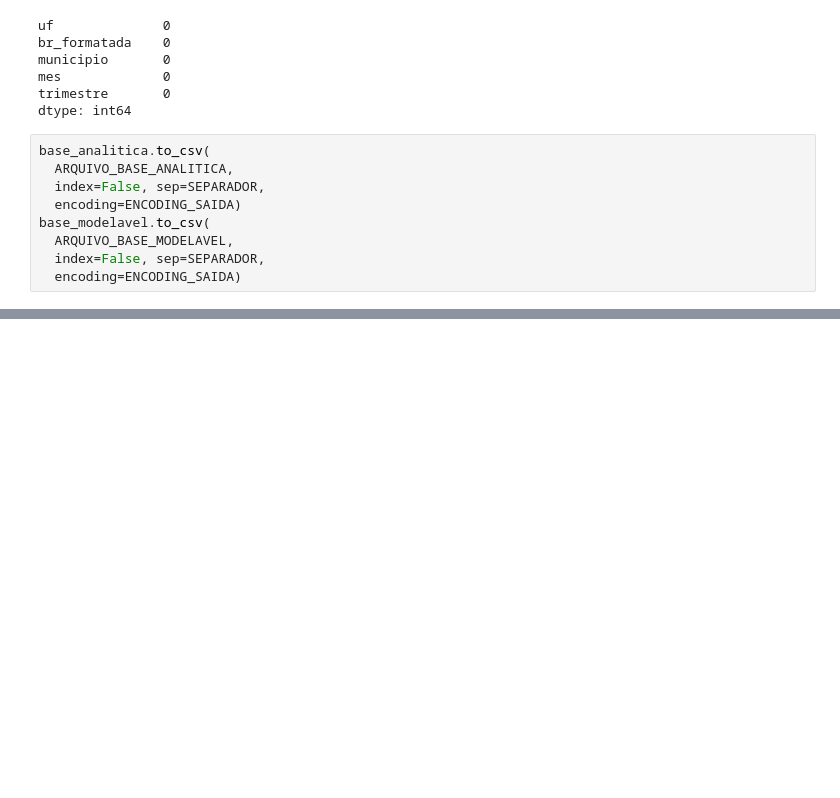
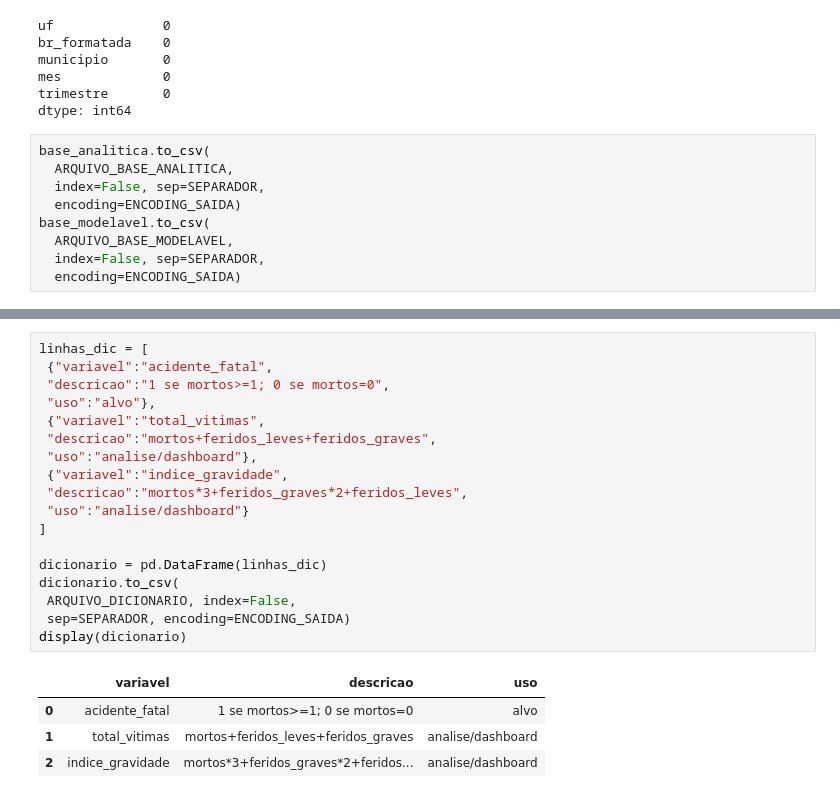
Before and after one commit to Felipe04br/FAP-2026-AnaliseDados, a Jupyter notebook: Projeto_PRF/notebooks/modulo04.ipynb, the cells around one changed output, grey strips where cells are left out. Saved outputs shown, nothing was run; the diff lists cells and outputs as text; blank space fills up the shorter version.

Commit message:
Dicionario, decisões e README

```diff
--- a/Projeto_PRF/notebooks/modulo04.ipynb
+++ b/Projeto_PRF/notebooks/modulo04.ipynb
@@ -668,0 +734,23 @@ base_modelavel.to_csv(
+# %%
+linhas_dic = [
+ {"variavel":"acidente_fatal",
+ "descricao":"1 se mortos>=1; 0 se mortos=0",
+ "uso":"alvo"},
+ {"variavel":"total_vitimas",
+ "descricao":"mortos+feridos_leves+feridos_graves",
+ "uso":"analise/dashboard"},
+ {"variavel":"indice_gravidade",
+ "descricao":"mortos*3+feridos_graves*2+feridos_leves",
+ "uso":"analise/dashboard"}
+]
+
+dicionario = pd.DataFrame(linhas_dic)
+dicionario.to_csv(
+ ARQUIVO_DICIONARIO, index=False,
+ sep=SEPARADOR, encoding=ENCODING_SAIDA)
+display(dicionario)
+# %% [output]
+|  | variavel | descricao | uso |
+| 0 | acidente_fatal | 1 se mortos>=1; 0 se mortos=0 | alvo |
+| 1 | total_vitimas | mortos+feridos_leves+feridos_graves | analise/dashboard |
+| 2 | indice_gravidade | mortos*3+feridos_graves*2+feridos... | analise/dashboard |
```
Also changed, not shown: parts of 9 cells of this notebook, 3 other files.
